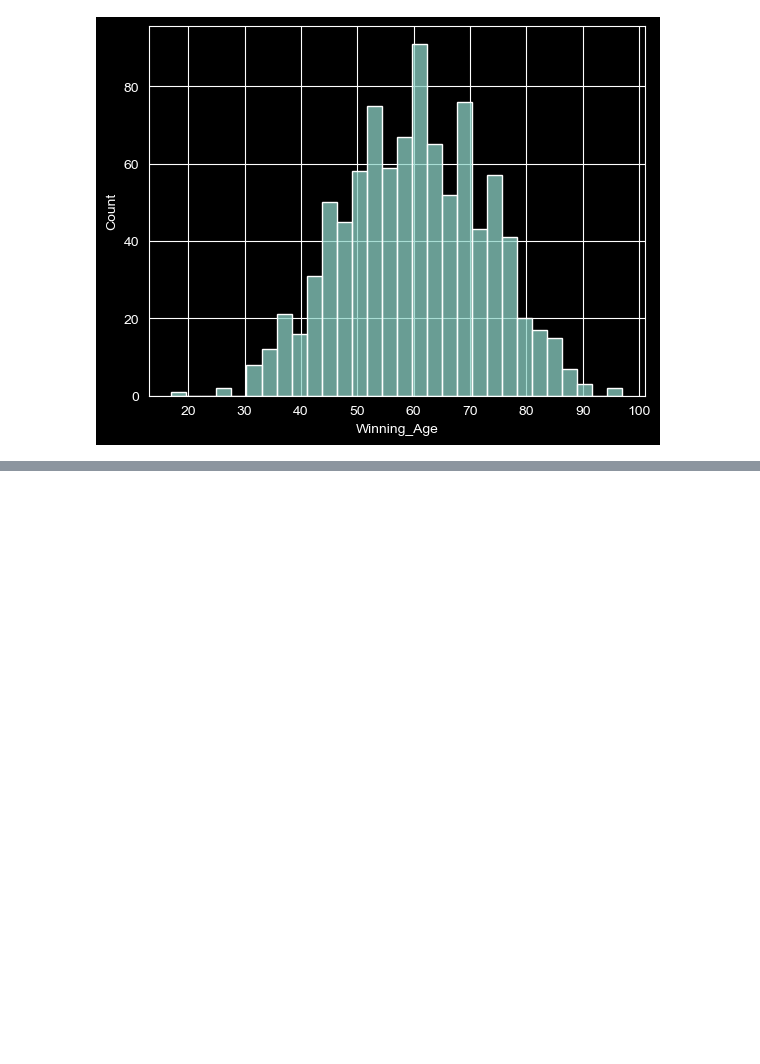
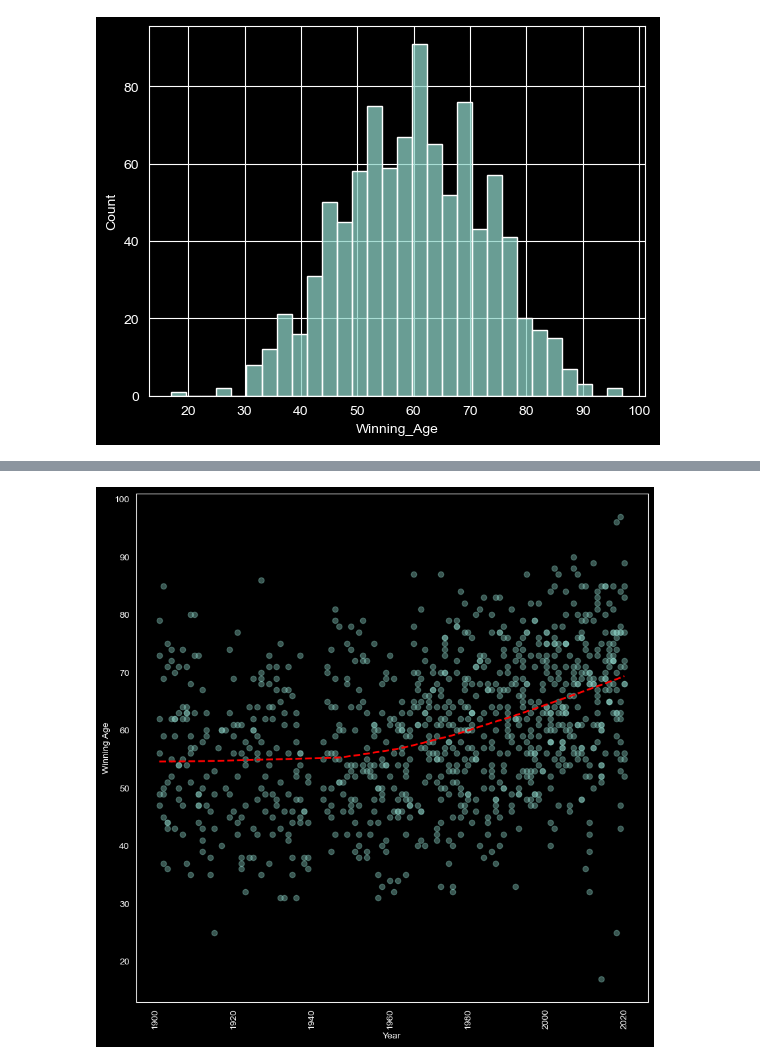
Before and after one commit to shane-221/Python_Basics, a Jupyter notebook: 09_Advanced-Data_Analysis(Pandas-Plotly-Seaborn)/79_Matplotlib_Pandas_Seaborn/main.ipynb, the cells around one changed output, grey strips where cells are left out. Cells and saved outputs as stored; diff of their text form; code cells hidden in the pictures; blank space fills up the shorter version.

```diff
--- a/09_Advanced-Data_Analysis(Pandas-Plotly-Seaborn)/79_Matplotlib_Pandas_Seaborn/main.ipynb
+++ b/09_Advanced-Data_Analysis(Pandas-Plotly-Seaborn)/79_Matplotlib_Pandas_Seaborn/main.ipynb
@@ -748,0 +768,20 @@ chart = sns.histplot( df, x="Winning_Age", bins =30)                    # use th
+# %%
+## need to plot winnign age to numbers-- use of the reg plot to give you the regressions
+plt.figure(figsize = (10,10))
+plt.xticks(rotation = 90, fontsize = 10)
+plt.yticks(fontsize = 10)
+
+with sns.axes_style("whitegrid"):
+    chart = sns.regplot(data = df,
+                        y =  "Winning_Age",
+                        x =  "Year",
+                        line_kws={'color': 'red', 'linewidth': 2, 'linestyle': '--'},             # What happens to the line argument
+                        lowess=True,                                                               # Does not assume the relation to be linear
+                        scatter_kws = {'alpha': 0.4},)                                                      # appearance of the plots
+
+chart.grid(False)
+plt.xlabel("Year")
+plt.ylabel("Winning Age")
+plt.show()
+# %% [output]
+[figure, added]
```
Also changed, not shown: parts of 11 cells of this notebook.
